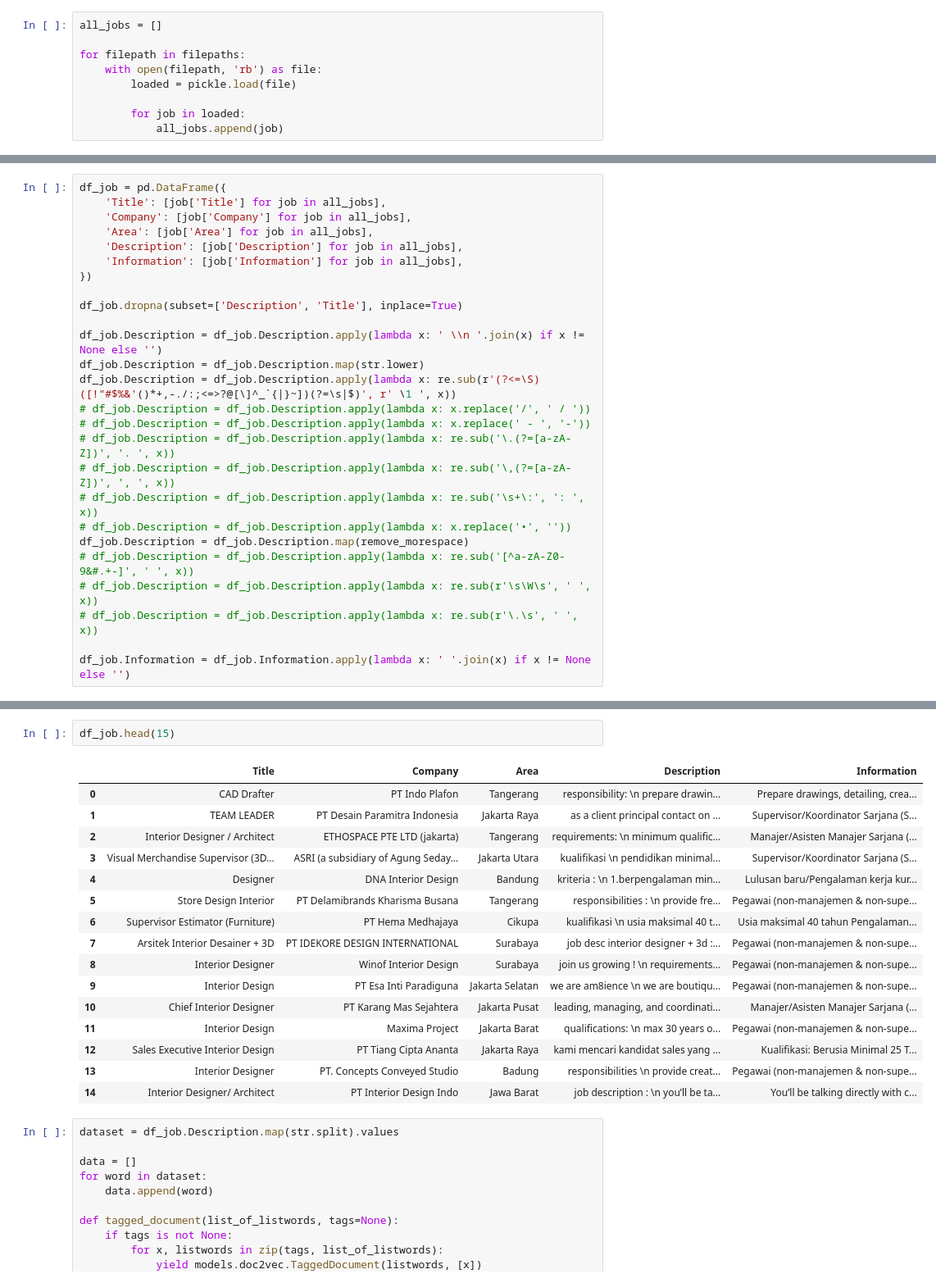
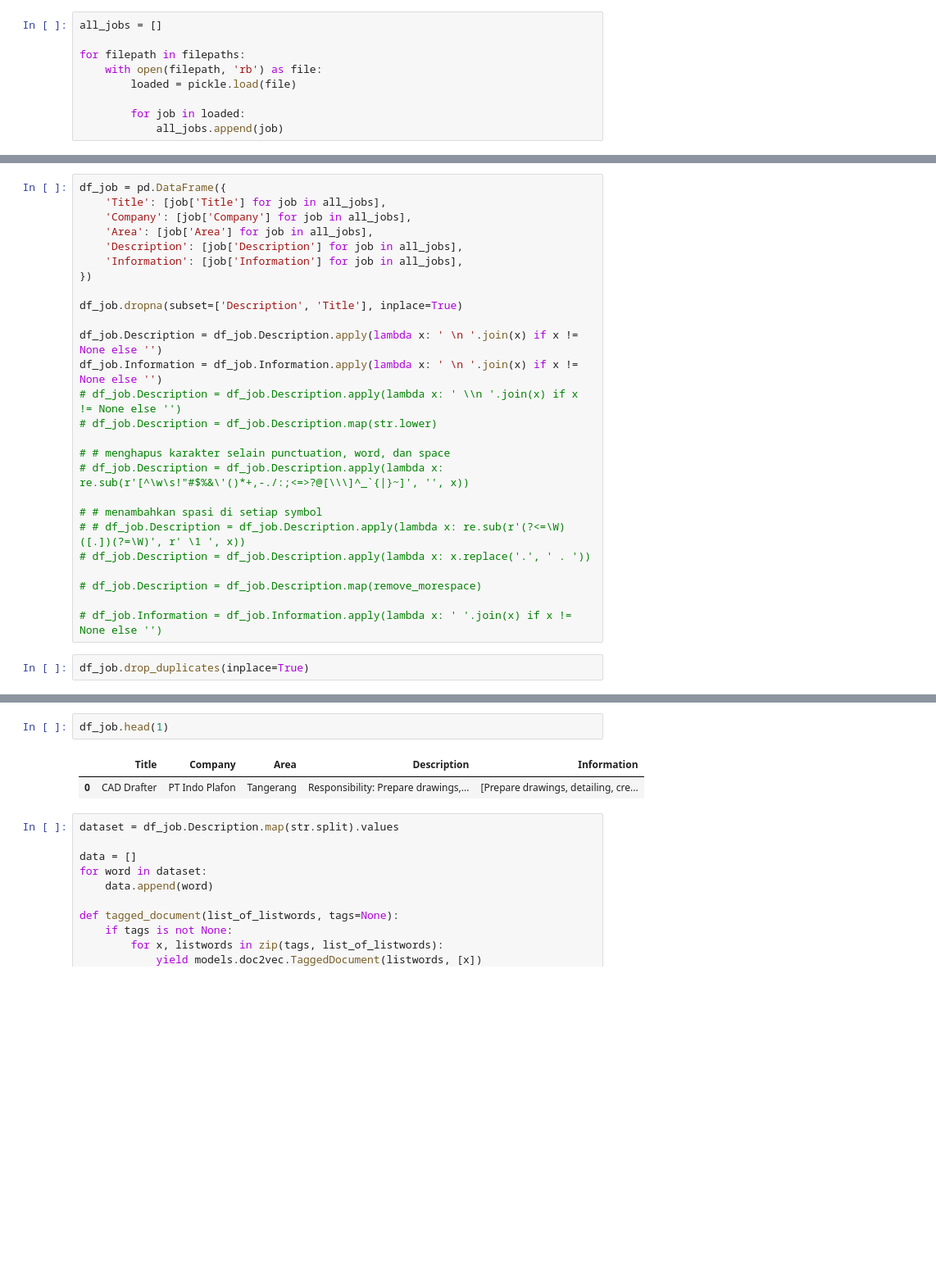
Before and after one commit to fn-hide/eris_job, a Jupyter notebook: jobstreet_model.ipynb, the cells around one changed output, grey strips where cells are left out. Shown: that part at 82% size. Drawn from its saved outputs; the diff is of its cells as text; blank space fills up the shorter version.

```diff
--- a/jobstreet_model.ipynb
+++ b/jobstreet_model.ipynb
@@ -67,18 +43,20 @@ df_job = pd.DataFrame({
 
 df_job.dropna(subset=['Description', 'Title'], inplace=True)
 
-df_job.Description = df_job.Description.apply(lambda x: ' \\n '.join(x) if x != None else '')
-df_job.Description = df_job.Description.map(str.lower)
-df_job.Description = df_job.Description.apply(lambda x: re.sub(r'(?<=\S)([!"#$%&'()*+,-./:;<=>?@[\]^_`{|}~])(?=\s|$)', r' \1 ', x))
-# df_job.Description = df_job.Description.apply(lambda x: x.replace('/', ' / '))
-# df_job.Description = df_job.Description.apply(lambda x: x.replace(' - ', '-'))
-# df_job.Description = df_job.Description.apply(lambda x: re.sub('\.(?=[a-zA-Z])', '. ', x))
-# df_job.Description = df_job.Description.apply(lambda x: re.sub('\,(?=[a-zA-Z])', ', ', x))
-# df_job.Description = df_job.Description.apply(lambda x: re.sub('\s+\:', ': ', x))
-# df_job.Description = df_job.Description.apply(lambda x: x.replace('•', ''))
-df_job.Description = df_job.Description.map(remove_morespace)
-# df_job.Description = df_job.Description.apply(lambda x: re.sub('[^a-zA-Z0-9&#.+-]', ' ', x))
-# df_job.Description = df_job.Description.apply(lambda x: re.sub(r'\s\W\s', ' ', x))
-# df_job.Description = df_job.Description.apply(lambda x: re.sub(r'\.\s', ' ', x))
+df_job.Description = df_job.Description.apply(lambda x: ' \n '.join(x) if x != None else '')
+df_job.Information = df_job.Information.apply(lambda x: ' \n '.join(x) if x != None else '')
+# df_job.Description = df_job.Description.apply(lambda x: ' \\n '.join(x) if x != None else '')
+# df_job.Description = df_job.Description.map(str.lower)
 
-df_job.Information = df_job.Information.apply(lambda x: ' '.join(x) if x != None else '')
+# # menghapus karakter selain punctuation, word, dan space
+# df_job.Description = df_job.Description.apply(lambda x: re.sub(r'[^\w\s!"#$%&\'()*+,-./:;<=>?@[\\\]^_`{|}~]', '', x))
+
+# # menambahkan spasi di setiap symbol
+# # df_job.Description = df_job.Description.apply(lambda x: re.sub(r'(?<=\W)([.])(?=\W)', r' \1 ', x))
+# df_job.Description = df_job.Description.apply(lambda x: x.replace('.', ' . '))
+
+# df_job.Description = df_job.Description.map(remove_morespace)
+
+# df_job.Information = df_job.Information.apply(lambda x: ' '.join(x) if x != None else '')
+# %%
+df_job.drop_duplicates(inplace=True)
@@ -93,23 +131,9 @@ Information    0
 dtype: int64
 # %%
-df_job.head(15)
+df_job.head(1)
 # %% [output]
 |  | Title | Company | Area | Description | Information |
-| 0 | CAD Drafter | PT Indo Plafon | Tangerang | responsibility: \n prepare drawin... | Prepare drawings, detailing, crea... |
-| 1 | TEAM LEADER | PT Desain Paramitra Indonesia | Jakarta Raya | as a client principal contact on ... | Supervisor/Koordinator Sarjana (S... |
-| 2 | Interior Designer / Architect | ETHOSPACE PTE LTD (jakarta) | Tangerang | requirements: \n minimum qualific... | Manajer/Asisten Manajer Sarjana (... |
-| 3 | Visual Merchandise Supervisor (3D... | ASRI (a subsidiary of Agung Seday... | Jakarta Utara | kualifikasi \n pendidikan minimal... | Supervisor/Koordinator Sarjana (S... |
-| 4 | Designer | DNA Interior Design | Bandung | kriteria : \n 1.berpengalaman min... | Lulusan baru/Pengalaman kerja kur... |
-| 5 | Store Design Interior | PT Delamibrands Kharisma Busana | Tangerang | responsibilities : \n provide fre... | Pegawai (non-manajemen & non-supe... |
-| 6 | Supervisor Estimator (Furniture) | PT Hema Medhajaya | Cikupa | kualifikasi \n usia maksimal 40 t... | Usia maksimal 40 tahun Pengalaman... |
-| 7 | Arsitek Interior Desainer + 3D | PT IDEKORE DESIGN INTERNATIONAL | Surabaya | job desc interior designer + 3d :... | Pegawai (non-manajemen & non-supe... |
-| 8 | Interior Designer | Winof Interior Design | Surabaya | join us growing ! \n requirements... | Pegawai (non-manajemen & non-supe... |
-| 9 | Interior Design | PT Esa Inti Paradiguna | Jakarta Selatan | we are am8ience \n we are boutiqu... | Pegawai (non-manajemen & non-supe... |
-| 10 | Chief Interior Designer | PT Karang Mas Sejahtera | Jakarta Pusat | leading, managing, and coordinati... | Manajer/Asisten Manajer Sarjana (... |
-| 11 | Interior Design | Maxima Project | Jakarta Barat | qualifications: \n max 30 years o... | Pegawai (non-manajemen & non-supe... |
-| 12 | Sales Executive Interior Design | PT Tiang Cipta Ananta | Jakarta Raya | kami mencari kandidat sales yang ... | Kualifikasi: Berusia Minimal 25 T... |
-| 13 | Interior Designer | PT. Concepts Conveyed Studio | Badung | responsibilities \n provide creat... | Pegawai (non-manajemen & non-supe... |
-| 14 | Interior Designer/ Architect | PT Interior Design Indo | Jawa Barat | job description : \n you’ll be ta... | You’ll be talking directly with c... |
+| 0 | CAD Drafter | PT Indo Plafon | Tangerang | Responsibility: Prepare drawings,... | [Prepare drawings, detailing, cre... |
 # %%
 dataset = df_job.Description.map(str.split).values
 
```
Also changed, not shown: parts of 12 cells of this notebook.
